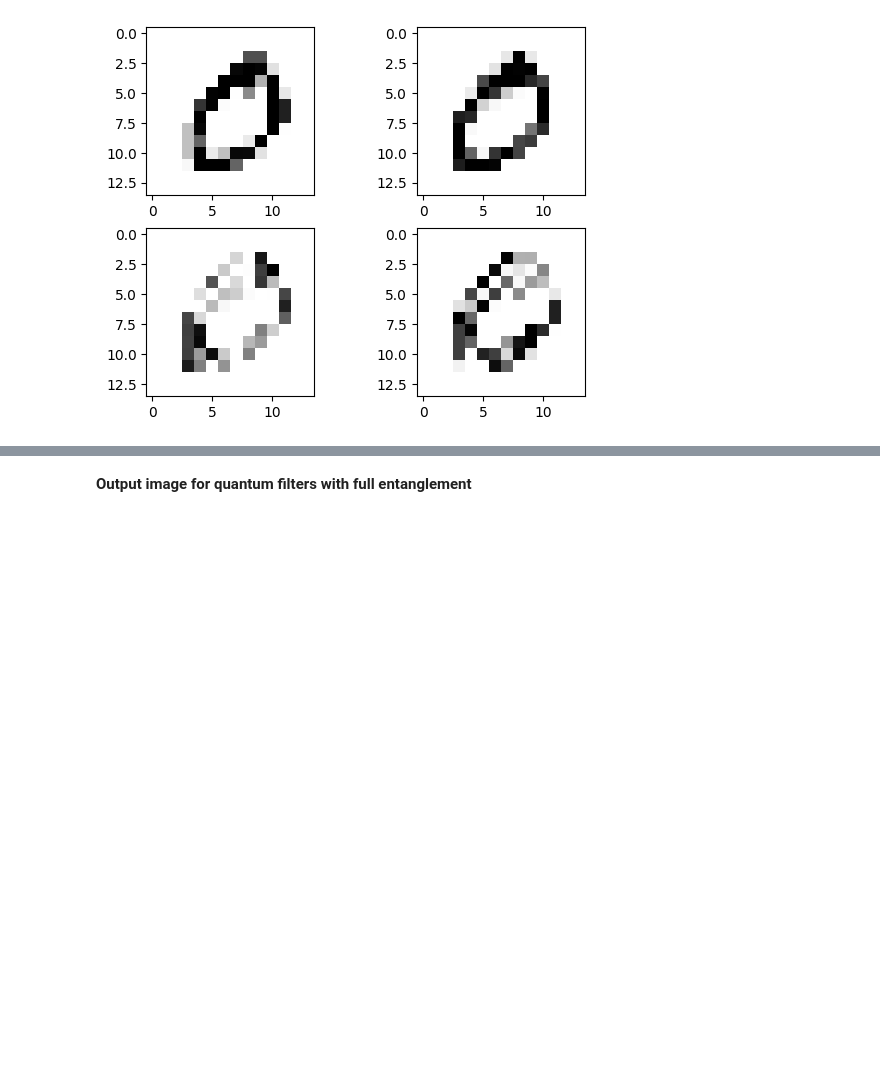
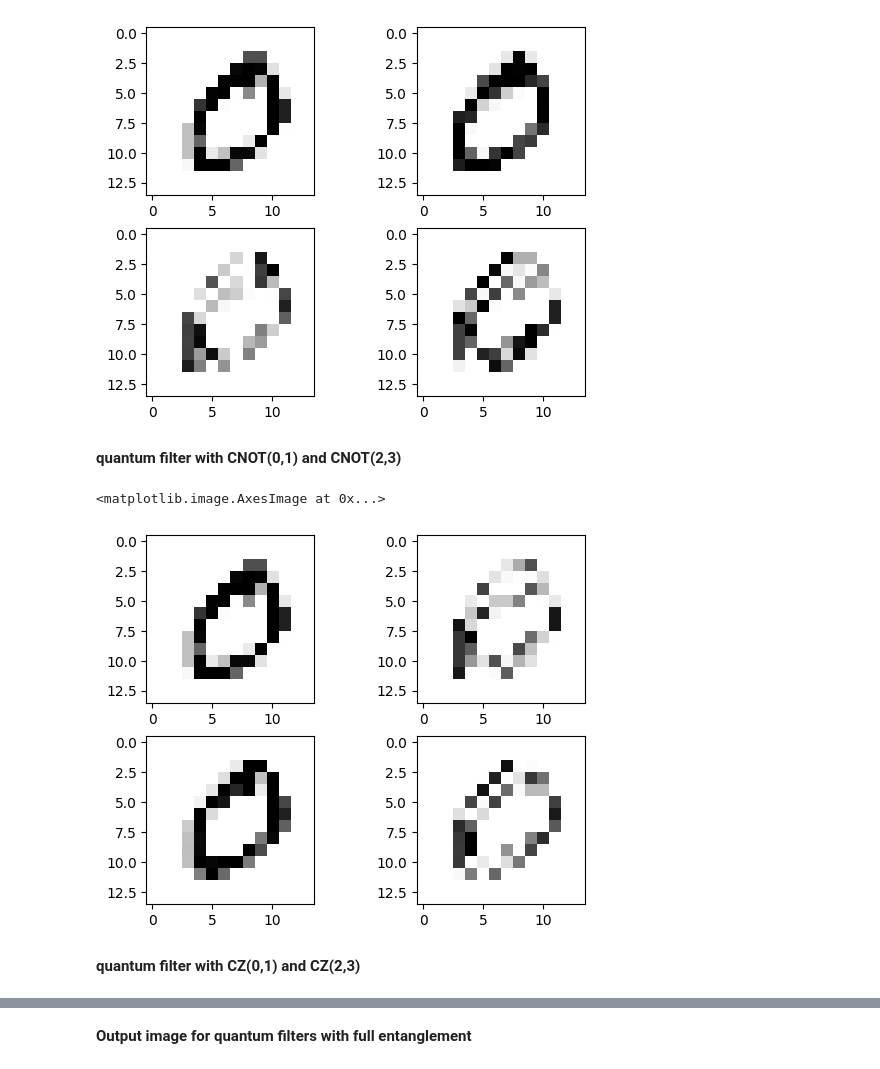
Before and after one commit to TheOpenSI/QML-QPF, a Jupyter notebook: scripts/Understanding_Quantum_Kernel_Outputs.ipynb, the cells around one changed output, grey strips where cells are left out. Saved outputs shown, nothing was run; the diff lists cells and outputs as text; code cells hidden in the pictures; blank space fills up the shorter version.

```diff
--- a/scripts/Understanding_Quantum_Kernel_Outputs.ipynb
+++ b/scripts/Understanding_Quantum_Kernel_Outputs.ipynb
@@ -58,3 +56,16 @@ axs[1,1].imshow(filtered_train_images_quantum_cnot[1,:,:,3], cmap='gray')
 # %% [output]
 <matplotlib.image.AxesImage at 0x...>
 [figure]
+# %% [markdown]
+**quantum filter with CNOT(0,1) and CNOT(2,3)**
+# %%
+fig, axs = plt.subplots(2,2)
+axs[0,0].imshow(filtered_train_images_quantum_cnot_diff[1,:,:,0], cmap='gray')
+axs[0,1].imshow(filtered_train_images_quantum_cnot_diff[1,:,:,1], cmap='gray')
+axs[1,0].imshow(filtered_train_images_quantum_cnot_diff[1,:,:,2], cmap='gray')
+axs[1,1].imshow(filtered_train_images_quantum_cnot_diff[1,:,:,3], cmap='gray')
+# %% [output]
+<matplotlib.image.AxesImage at 0x...>
+[figure, added]
+# %% [markdown]
+**quantum filter with CZ(0,1) and CZ(2,3)**
```
Also changed, not shown: parts of 11 cells of this notebook, 30 other files.
